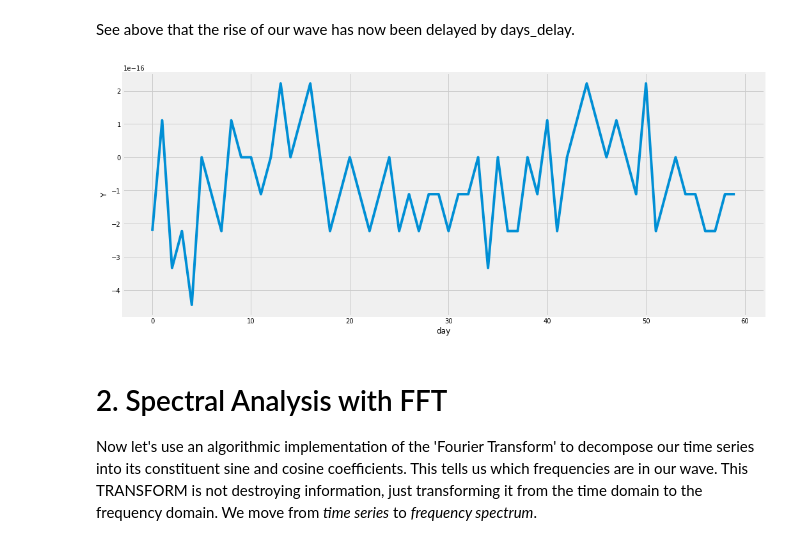
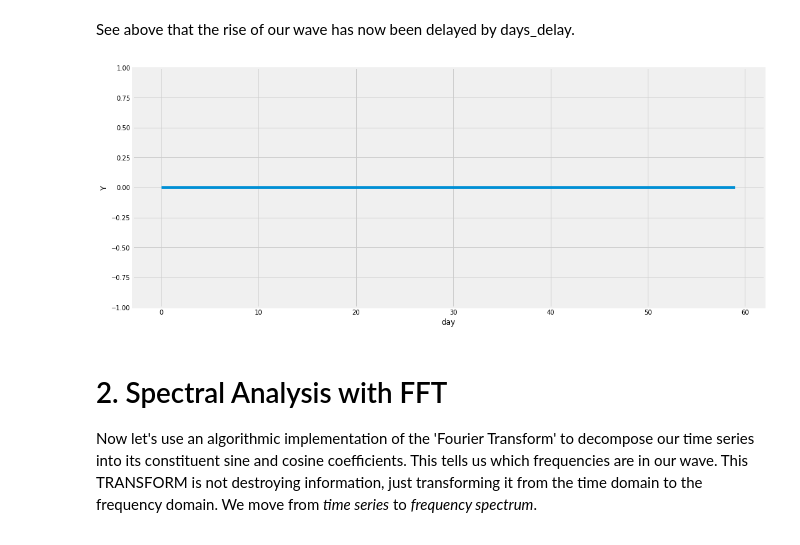
Before and after one commit to matthewvowels1/Spectral_analysis_workshop, a Jupyter notebook: spectral_analysis_workshop.ipynb, the cells around one changed output. Drawn from its saved outputs; the diff is of its cells as text; code cells hidden in the pictures.

```diff
--- a/spectral_analysis_workshop.ipynb
+++ b/spectral_analysis_workshop.ipynb
@@ -187,16 +189,17 @@ plt.show()
 # %% [markdown]
 See above that the rise of our wave has now been delayed by days_delay.
 # %%
-# if the waves are in inverse polarity (i.e. pi radians out of phase) they will completely canel:
+# if the waves are in inverse polarity (i.e. pi radians out of phase) they will completely cancel:
 plt.figure(figsize=(16,7))
 plt.plot(time_index*Nt,x2+x1)
 plt.xlabel('day')
 plt.ylabel('Y')
+plt.ylim(-1,1)
 plt.show()
 
 # notice the y-axis scale!!
 # %% [output]
-[figure, old version]
+[figure, new version]
 # %% [markdown]
 # 2. Spectral Analysis with FFT
 Now let's use an algorithmic implementation of the 'Fourier Transform' to decompose our time series into its constituent sine and cosine coefficients. This tells us which frequencies are in our wave. This TRANSFORM is not destroying information, just transforming it from the time domain to the frequency domain. We move from *time series* to *frequency spectrum*.
```
Also changed, not shown: parts of 38 cells of this notebook.
